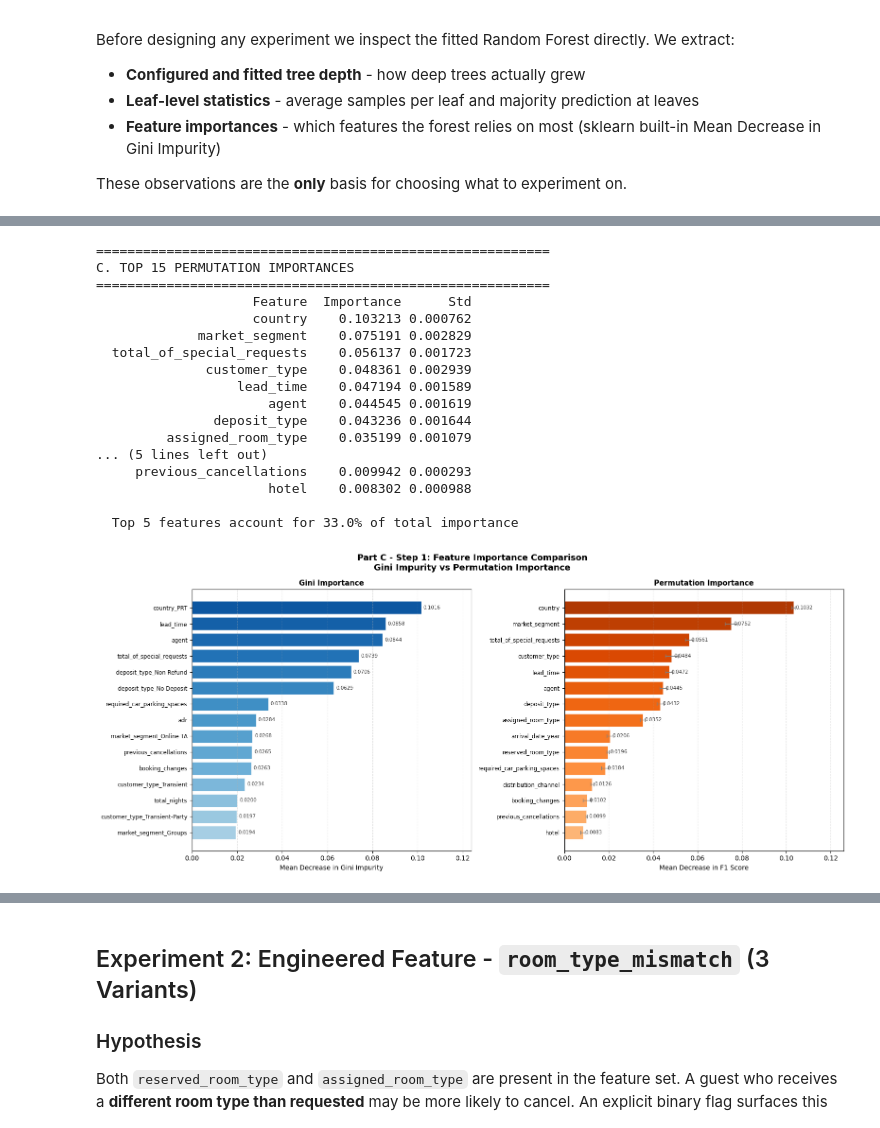
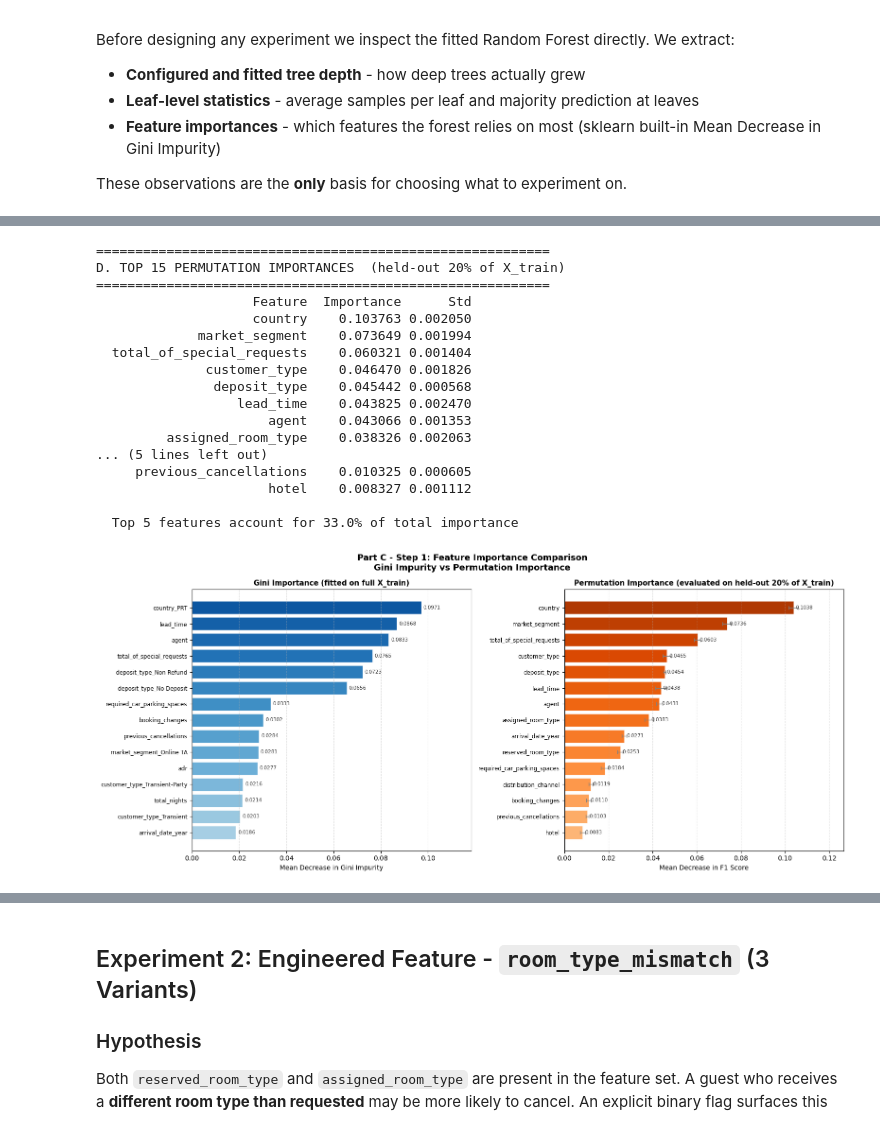
Before and after one commit to YWY2002/INF2008-Hotel-Cancellation-Prediction-Model, a Jupyter notebook: CRISPDM_INF2008_assignment02.ipynb, the cells around one changed output, grey strips where cells are left out. Cells and saved outputs as stored; diff of their text form; code cells hidden in the pictures.

```diff
--- a/CRISPDM_INF2008_assignment02.ipynb
+++ b/CRISPDM_INF2008_assignment02.ipynb
@@ -459,7 +461,12 @@ categorical_transformer = SkPipeline(steps=[
 
 agent_transformer = SkPipeline(steps=[
     ("imputer", SimpleImputer(strategy="most_frequent")),
-    ("target_enc", TargetEncoder(smooth="auto"))
+    ("target_enc", TargetEncoder(
+        smooth="auto",
+        cv=5,
+        shuffle=True,
+        random_state=42
+    ))
 ])
 
 # Combine preprocessing branches
@@ -1003,14 +1026,16 @@ plt.show()
 # %%
+# Permutation importance — evaluated on held-out 20% validation fold from X_train
+# (perm_pipe fitted on the other 80%; both splits created in cell above)
 perm_result = permutation_importance(
-    champion_pipeline, X_test, y_test,
+    perm_pipe, X_perm_val, y_perm_val,
     n_repeats=5, random_state=42, n_jobs=-1,
     scoring="f1"
 )
 
 perm_imp_df = (
     pd.DataFrame({
-        "Feature":    X_test.columns.tolist(),
-        "Importance": perm_result.importances_mean,  # Fix 2: access .importances_mean
+        "Feature":    X_perm_val.columns.tolist(),
+        "Importance": perm_result.importances_mean,
         "Std":        perm_result.importances_std
     })
     .sort_values("Importance", ascending=False)
@@ -1019,20 +1044,20 @@ perm_imp_df = (
 
 print()
 print("=" * 58)
-print("C. TOP 15 PERMUTATION IMPORTANCES")
+print("D. TOP 15 PERMUTATION IMPORTANCES  (held-out 20% of X_train)")
 print("=" * 58)
 print(perm_imp_df.head(15).to_string(index=False))
 print(f"\n  Top 5 features account for {perm_imp_df['Importance'].head(5).sum():.1%} of total importance")
 
-# --- Plot: matching style to Gini chart ---
+# --- Plot: Gini vs Permutation side-by-side ---
 TOP_N = 15
-top_perm = perm_imp_df.head(TOP_N).iloc[::-1]  # reverse for horizontal bar
+top_perm = perm_imp_df.head(TOP_N).iloc[::-1]
 
 fig, axes = plt.subplots(1, 2, figsize=(16, 7))
 fig.suptitle("Part C - Step 1: Feature Importance Comparison\nGini Impurity vs Permutation Importance",
              fontsize=13, fontweight="bold")
 
-# Left: Gini Importance (existing)
+# Left: Gini Importance
 bar_colors_gini = plt.cm.Blues(np.linspace(0.35, 0.85, TOP_N))
 top_gini = feat_imp_df.head(TOP_N).iloc[::-1]
 axes[0].barh(range(TOP_N), top_gini["Importance"].values,
@@ -1040,53 +1065,53 @@ axes[0].barh(range(TOP_N), top_gini["Importance"].values,
 axes[0].set_yticks(range(TOP_N))
 axes[0].set_yticklabels(top_gini["Feature"].values, fontsize=8.5)
 axes[0].set_xlabel("Mean Decrease in Gini Impurity", fontsize=10)
-axes[0].set_title("Gini Importance", fontsize=11, fontweight="bold")
+axes[0].set_title("Gini Importance (fitted on full X_train)", fontsize=11, fontweight="bold")
 axes[0].grid(axis="x", linestyle="--", alpha=0.4)
 x_max_gini = top_gini["Importance"].max()
 for i, val in enumerate(top_gini["Importance"].values):
     axes[0].text(val + x_max_gini * 0.01, i, f"{val:.4f}",
                  va="center", fontsize=7.5, color="#333")
 axes[0].set_xlim(0, x_max_gini * 1.22)
 
 # Right: Permutation Importance
 bar_colors_perm = plt.cm.Oranges(np.linspace(0.35, 0.85, TOP_N))
 axes[1].barh(range(TOP_N), top_perm["Importance"].values,
              color=bar_colors_perm, edgecolor="white", linewidth=0.4,
              xerr=top_perm["Std"].values, capsize=3,
              error_kw={"elinewidth": 1, "ecolor": "grey"})
 axes[1].set_yticks(range(TOP_N))
 axes[1].set_yticklabels(top_perm["Feature"].values, fontsize=8.5)
 axes[1].set_xlabel("Mean Decrease in F1 Score", fontsize=10)
-axes[1].set_title("Permutation Importance", fontsize=11, fontweight="bold")
+axes[1].set_title("Permutation Importance (evaluated on held-out 20% of X_train)", fontsize=11, fontweight="bold")
 axes[1].grid(axis="x", linestyle="--", alpha=0.4)
 x_max_perm = top_perm["Importance"].max()
 for i, val in enumerate(top_perm["Importance"].values):
     axes[1].text(val + x_max_perm * 0.01, i, f"{val:.4f}",
                  va="center", fontsize=7.5, color="#333")
 axes[1].set_xlim(0, x_max_perm * 1.22)
 
 plt.tight_layout()
 plt.savefig("partC_step1_inspection.png", dpi=150, bbox_inches="tight")
 plt.show()
 # %% [output]
 ==========================================================
-C. TOP 15 PERMUTATION IMPORTANCES
+D. TOP 15 PERMUTATION IMPORTANCES  (held-out 20% of X_train)
 ==========================================================
                     Feature  Importance      Std
-                    country    0.103213 0.000762
-             market_segment    0.075191 0.002829
-  total_of_special_requests    0.056137 0.001723
-              customer_type    0.048361 0.002939
-                  lead_time    0.047194 0.001589
-                      agent    0.044545 0.001619
-               deposit_type    0.043236 0.001644
-         assigned_room_type    0.035199 0.001079
+                    country    0.103763 0.002050
+             market_segment    0.073649 0.001994
+  total_of_special_requests    0.060321 0.001404
+              customer_type    0.046470 0.001826
+               deposit_type    0.045442 0.000568
+                  lead_time    0.043825 0.002470
+                      agent    0.043066 0.001353
+         assigned_room_type    0.038326 0.002063
 ... (5 lines left out)
-     previous_cancellations    0.009942 0.000293
-                      hotel    0.008302 0.000988
+     previous_cancellations    0.010325 0.000605
+                      hotel    0.008327 0.001112
 
   Top 5 features account for 33.0% of total importance
-[figure, old version]
+[figure, new version]
 # %% [markdown]
 ## Step 2: Experiment Design - Based on Inspection Evidence
 
```
Also changed, not shown: parts of 51 cells of this notebook.
